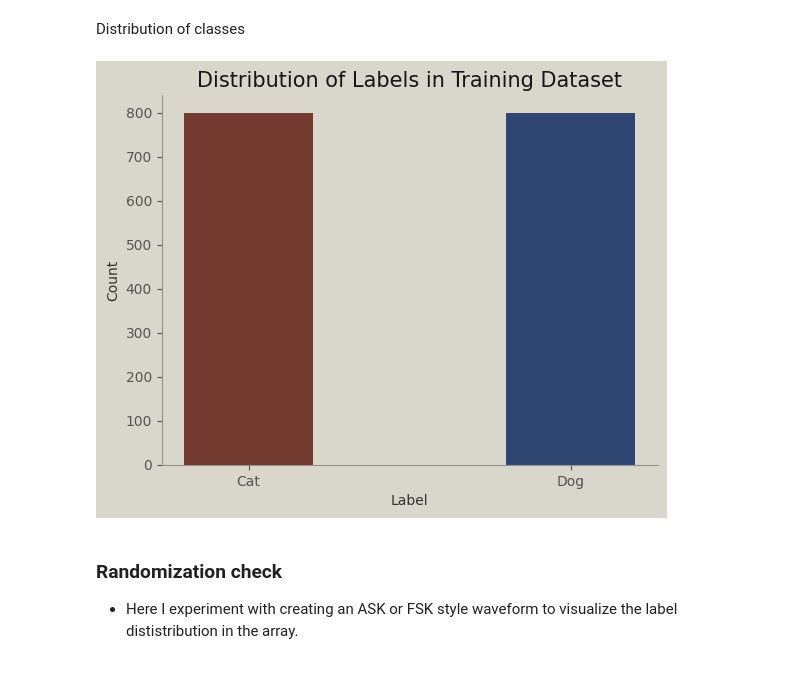
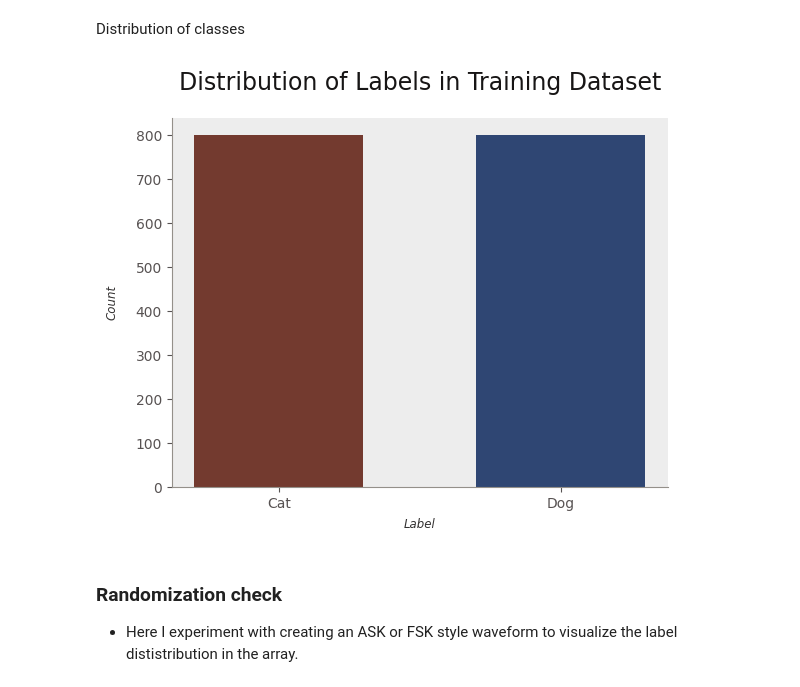
Before and after one commit to ArthurLopez1/AI-Arthur-Lopez-OPA23, a Jupyter notebook: lab_2/lab2.ipynb, the cells around one changed output. Cells and saved outputs as stored; diff of their text form; code cells hidden in the pictures.

```diff
--- a/lab_2/lab2.ipynb
+++ b/lab_2/lab2.ipynb
@@ -271,37 +271,37 @@ Distribution of classes
 # %%
 def plot_label_distribution(labels):
     # Count the occurrences of each label
     label_counts = np.bincount(labels)
 
     # Create the plot
     fig, ax = plt.subplots()
-    ax.bar(["Cat", "Dog"], label_counts, color=['#733A2F', '#2F4673'], width=0.4)
+    ax.bar(["Cat", "Dog"], label_counts, color=['#733A2F', '#2F4673'], width=0.6)
 
-    # Customize the appearance
-    ax.set_facecolor('#D9D7CC')
-    fig.patch.set_facecolor('#D9D7CC')
+    ax.set_facecolor('#EDEDED')
+    #fig.patch.set_facecolor('#D9D7CC')
+
     ax.spines['top'].set_visible(False)
     ax.spines['right'].set_visible(False)
     ax.spines['left'].set_color('#94908A')
     ax.spines['bottom'].set_color('#94908A')
     ax.tick_params(axis='x', colors='#575252')
     ax.tick_params(axis='y', colors='#575252')
     ax.xaxis.label.set_color('#333131')
     ax.yaxis.label.set_color('#333131')
     ax.title.set_color('#171515')
 
     # Set labels and title
-    ax.set_xlabel('Label')
-    ax.set_ylabel('Count')
-    ax.set_title('Distribution of Labels in Training Dataset', fontsize=15)
+    ax.set_xlabel('Label', labelpad=5, fontstyle='italic', fontsize=8.5)
+    ax.set_ylabel('Count', labelpad=12, fontstyle='italic', fontsize=8.5)
+    ax.set_title('Distribution of Labels in Training Dataset', fontsize=17, pad=20)
 
     # Display the plot
     plt.show()
 
 plot_label_distribution(train_labels)
 # its balanced. Good!
 # %% [output]
-[figure, old version]
+[figure, new version]
 # %% [markdown]
 ### Randomization check
 - Here I experiment with creating an ASK or FSK style waveform to visualize the label dististribution in the array.
```
Also changed, not shown: parts of 5 cells of this notebook.
